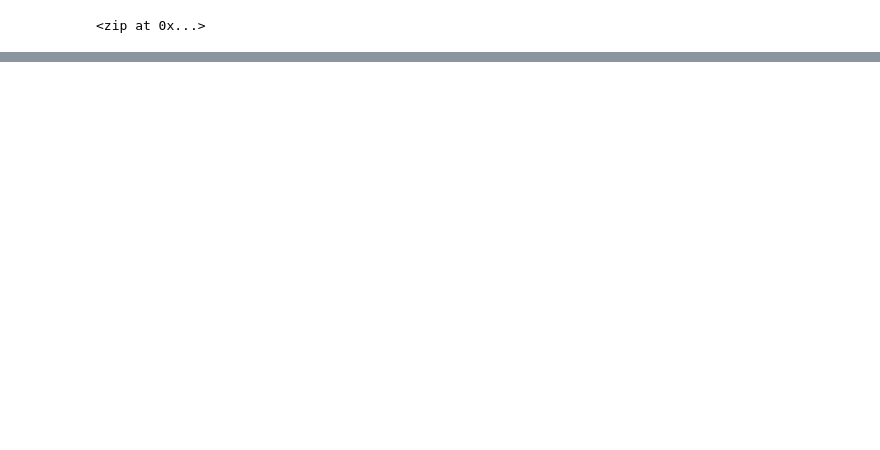
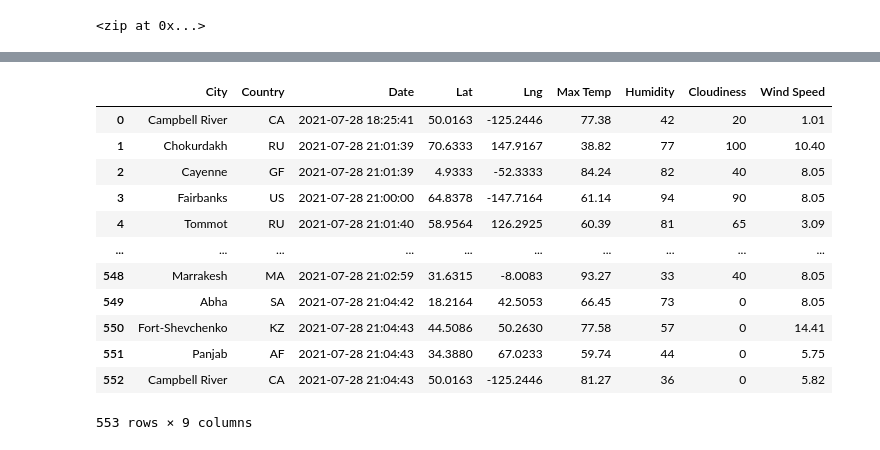
Before and after one commit to Bionicbabes/World_Weather_Analysis, a Jupyter notebook: WeatherPy.ipynb, the cells around one changed output, grey strips where cells are left out. Saved outputs shown, nothing was run; the diff lists cells and outputs as text; code cells hidden in the pictures; blank space fills up the shorter version.

```diff
--- a/WeatherPy.ipynb
+++ b/WeatherPy.ipynb
@@ -53,0 +248,25 @@ len(cities)
+# %%
+# Loop through all the cities in our list.
+for i in range(len(cities)):
+
+    # Group cities in sets of 50 for logging purposes.
+    if (i % 50 == 0 and i >= 50):
+        set_count += 1
+        record_count = 1
+    # Create endpoint URL with each city.
+    city_url = url + "&q=" + cities[i]
+# %%
+# Loop through all the cities in the list.
+for i, city in enumerate(cities):
+
+    # Group cities in sets of 50 for logging purposes.
+    if (i % 50 == 0 and i >= 50):
+        set_count += 1
+        record_count = 1
+    # Create endpoint URL with each city.
+    city_url = url + "&q=" + city.replace(" ","+")
+
+    # Log the URL, record, and set numbers and the city.
+    print(f"Processing Record {record_count} of Set {set_count} | {city}")
+    # Add 1 to the record count.
+    record_count += 1
@@ -53,0 +373,4 @@ len(cities)
+# %%
+# Convert the array of dictionaries to a Pandas DataFrame.
+city_data_df = pd.DataFrame(city_data)
+city_data_df.head(10)
@@ -53,0 +389,19 @@ len(cities)
+# %%
+new_column_order = ["City", "Country", "Date","Lat", "Lng", "Max Temp","Humidity","Cloudiness","Wind Speed"]
+city_data_df = city_data_df[new_column_order]
+# %%
+city_data_df
+# %% [output]
+|  | City | Country | Date | Lat | Lng | Max Temp | Humidity | Cloudiness | Wind Speed |
+| 0 | Campbell River | CA | 2021-07-28 18:25:41 | 50.0163 | -125.2446 | 77.38 | 42 | 20 | 1.01 |
+| 1 | Chokurdakh | RU | 2021-07-28 21:01:39 | 70.6333 | 147.9167 | 38.82 | 77 | 100 | 10.40 |
+| 2 | Cayenne | GF | 2021-07-28 21:01:39 | 4.9333 | -52.3333 | 84.24 | 82 | 40 | 8.05 |
+| 3 | Fairbanks | US | 2021-07-28 21:00:00 | 64.8378 | -147.7164 | 61.14 | 94 | 90 | 8.05 |
+| 4 | Tommot | RU | 2021-07-28 21:01:40 | 58.9564 | 126.2925 | 60.39 | 81 | 65 | 3.09 |
+| ... | ... | ... | ... | ... | ... | ... | ... | ... | ... |
+| 548 | Marrakesh | MA | 2021-07-28 21:02:59 | 31.6315 | -8.0083 | 93.27 | 33 | 40 | 8.05 |
+| 549 | Abha | SA | 2021-07-28 21:04:42 | 18.2164 | 42.5053 | 66.45 | 73 | 0 | 8.05 |
+| 550 | Fort-Shevchenko | KZ | 2021-07-28 21:04:43 | 44.5086 | 50.2630 | 77.58 | 57 | 0 | 14.41 |
+| 551 | Panjab | AF | 2021-07-28 21:04:43 | 34.3880 | 67.0233 | 59.74 | 44 | 0 | 5.75 |
+| 552 | Campbell River | CA | 2021-07-28 21:04:43 | 50.0163 | -125.2446 | 81.27 | 36 | 0 | 5.82 |
+553 rows × 9 columns
```
Also changed, not shown: parts of 32 cells of this notebook.
